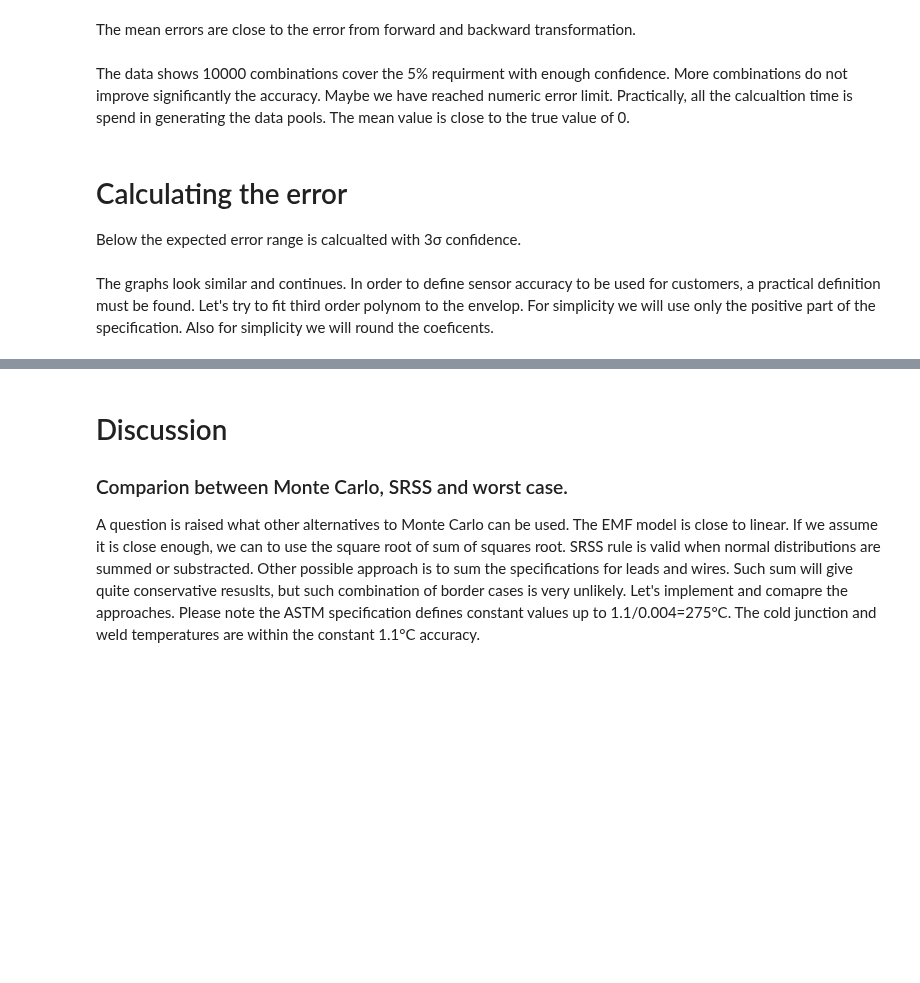
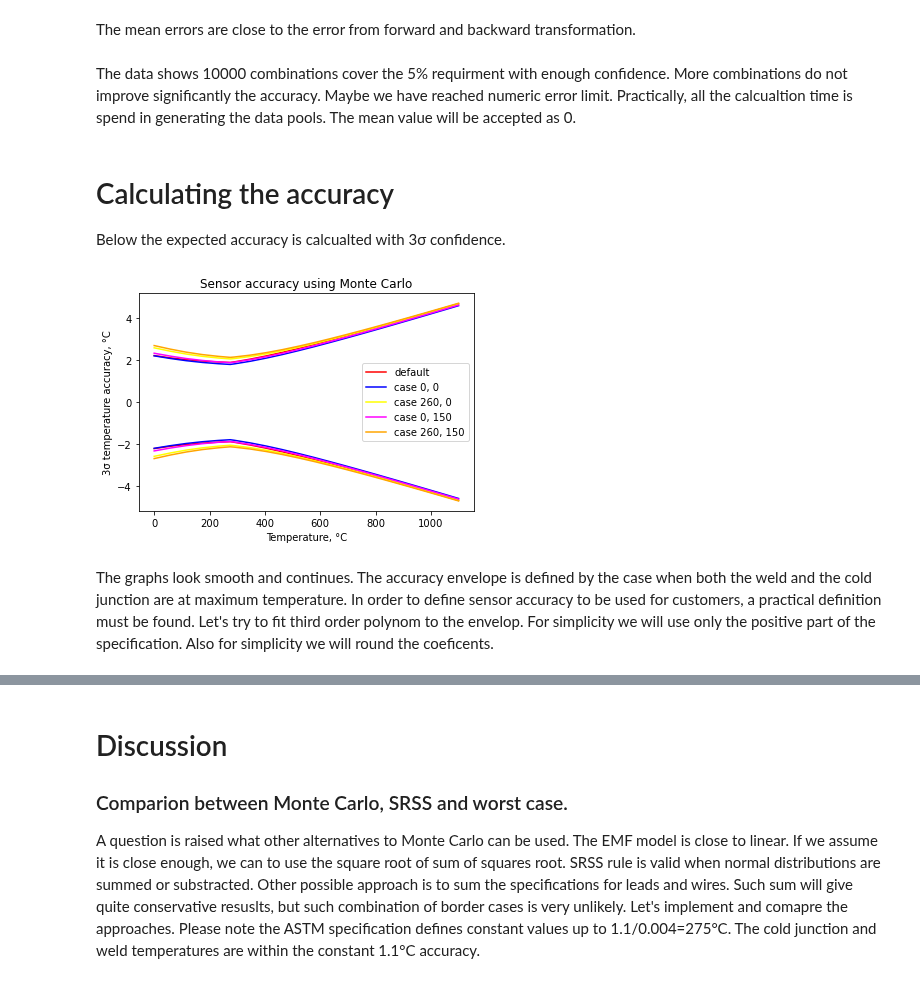
Before and after one commit to Chehlarov/Math-for-devs, a Jupyter notebook: 99 - TC project/N-type thermocouple accuracy calculation using Monte Carlo.ipynb, the cells around one changed output, grey strips where cells are left out. Saved outputs shown, nothing was run; the diff lists cells and outputs as text; code cells hidden in the pictures; blank space fills up the shorter version.

```diff
--- a/99 - TC project/N-type thermocouple accuracy calculation using Monte Carlo.ipynb
+++ b/99 - TC project/N-type thermocouple accuracy calculation using Monte Carlo.ipynb
@@ -407,39 +371,46 @@ measurment_accuracy_mc2()
 The data shows 10000 combinations cover the 5% requirment with enough confidence.
 More combinations do not improve significantly the accuracy. Maybe we have reached numeric error limit.
 Practically, all the calcualtion time is spend in generating the data pools.
-The mean value is close to the true value of 0.
+The mean value will be accepted as 0.
 # %% [markdown]
-# Calculating the error
-Below the expected error range is calcualted with 3σ confidence.
+# Calculating the accuracy
+Below the expected accuracy is calcualted with 3σ confidence.
 # %%
-def plot_mc_errors(t_min, t_max, model='E230'):
+def plot_sensor_accuracy(t_min, t_max, model='E230'):
     x = np.linspace(t_min, t_max, 20)
     x = np.sort(np.append(x, [1.1/0.004])) #adding a key point from lead accuracy specificaion
-    temperature_cases = {"default": [None, None, "red"],
+    temperature_cases = {"default": [None, None, "red"], #list of Tweld, Tcold and color on the graph
                          "case 0, 0": [0, 0, "blue"],
                          "case 260, 0": [260, 0, "yellow"],
                          "case 0, 150": [0, 150, "magenta"],
                          "case 260, 150": [260, 150, "orange"]}
-    envelop_temp = []
-    calc_mc_mean_and_stdev = np.vectorize(range_of_error_monte_carlo)
-    plt.title("Error using Monte Carlo")
+    accuracy_curves = []
+    generate_monte_carlo_v = np.vectorize(generate_monte_carlo)
+    plt.title("Sensor accuracy using Monte Carlo")
     plt.xlabel("Temperature, °C")
-    plt.ylabel("3σ temperature error, °C")
+    plt.ylabel("3σ temperature accuracy, °C")
     for key, value in temperature_cases.items():
-        _, y_dev = calc_mc_mean_and_stdev(x, t_weld=value[0], t_cold_junction=value[1], model=model)
-        envelop_temp.append(y_dev)
-        plt.plot(x, 3*y_dev, color = value[2], label=key)
-        plt.plot(x, -3*y_dev, color = value[2])
+        accuracy = []
+        for t in x:
+            data_pool = generate_monte_carlo_v(t, t_weld = value[0], t_cold_junction = value[1], model=model)
+            accuracy.append(3 * np.std(data_pool))
+        y = np.array(accuracy)
+        accuracy_curves.append(y)
+        plt.plot(x, y, color = value[2], label=key)
+        plt.plot(x, - y, color = value[2])
     plt.legend()
     plt.show()
     envelop = []
-    for i in range(len(envelop_temp[0])):
-        envelop.append(max([3*v[i] for v in envelop_temp]))
+    for i in range(len(accuracy_curves[0])):
+        envelop.append(max([v[i] for v in accuracy_curves]))
     return x, np.array(envelop)
 # %%
-envelop_data = plot_mc_errors(0, 1100)
+envelop_data = plot_sensor_accuracy(0, 1100)
+# %% [output]
+[figure, added]
 # %% [markdown]
-The graphs look similar and continues. In order to define sensor accuracy to be used for customers, a practical definition must be found. Let's try to fit third order polynom to the envelop. For simplicity we will use only the positive part of the specification. Also for simplicity we will round the coeficents.
+The graphs look smooth and continues. The accuracy envelope is defined by the case when both the weld and the cold junction are at maximum temperature.
+In order to define sensor accuracy to be used for customers, a practical definition must be found. Let's try to fit third order polynom to the envelop. For simplicity we will use only the positive part of the specification. Also for simplicity we will round the coeficents.
 # %%
 coef = np.polyfit(envelop_data[0], envelop_data[1], 3)
 coef = [np.round(c, 10) for c in coef]
```
Also changed, not shown: parts of 13 cells of this notebook.
